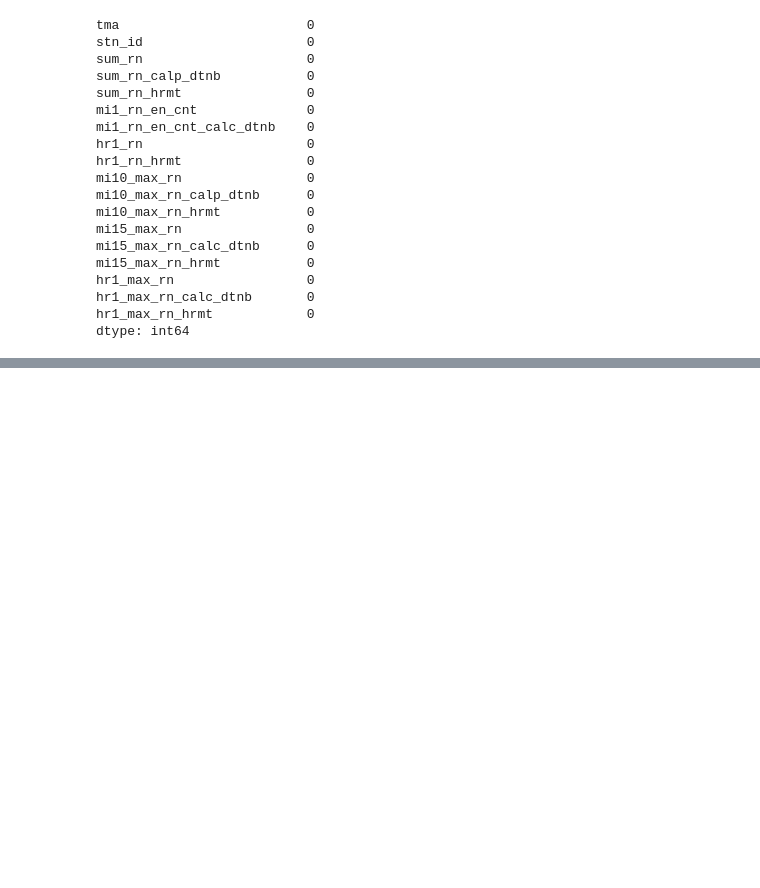
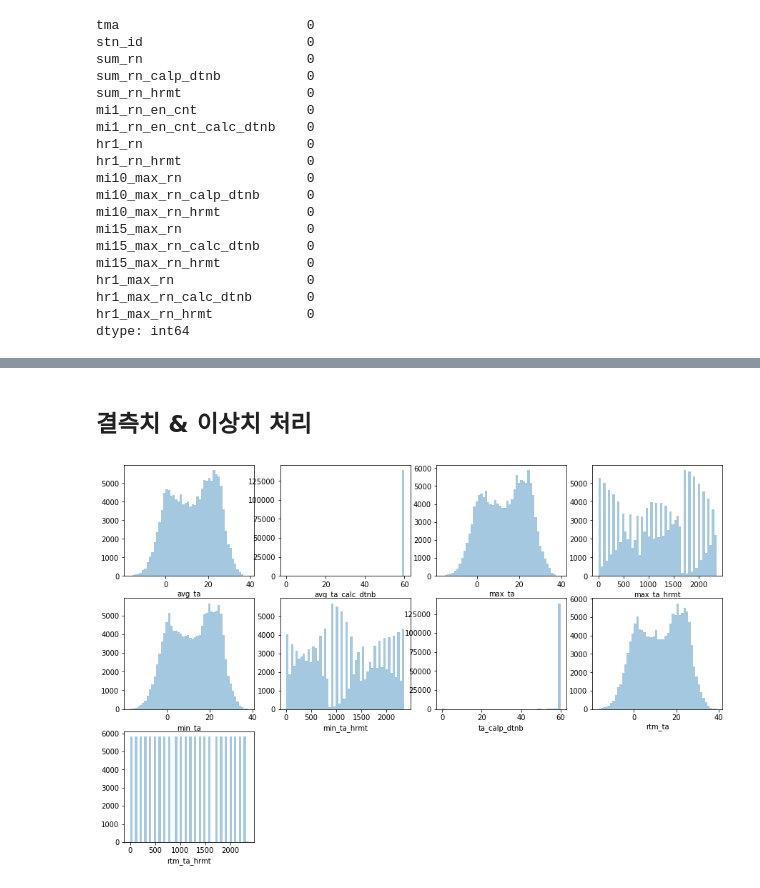
Before and after one commit to ek-koh/2020-Weather-Bigdata-Contest, a Jupyter notebook: Weather-Bigdata-Contest/preprocessing/AWS_data.ipynb, the cells around one changed output, grey strips where cells are left out. Cells and saved outputs as stored; diff of their text form; code cells hidden in the pictures; blank space fills up the shorter version.

```diff
--- a/Weather-Bigdata-Contest/preprocessing/AWS_data.ipynb
+++ b/Weather-Bigdata-Contest/preprocessing/AWS_data.ipynb
@@ -1012,0 +1039,3 @@ rain.to_csv('../data/weather/aws_rn.csv', encoding='utf-8', index=False)
+# %%
+tem = drop_cols(tem)
+tem.isnull().sum()
@@ -1012,0 +1057,3 @@ rain.to_csv('../data/weather/aws_rn.csv', encoding='utf-8', index=False)
+# %%
+tem = tem.drop(columns=['Unnamed: 0', 'orgn_stn_id'])
+tem.info()
@@ -1012,0 +1081,3 @@ rain.to_csv('../data/weather/aws_rn.csv', encoding='utf-8', index=False)
+# %%
+tem['tma'] = pd.to_datetime(tem['tma'])
+tem.dtypes
@@ -1012,0 +1099,3 @@ rain.to_csv('../data/weather/aws_rn.csv', encoding='utf-8', index=False)
+# %%
+tem = sort_by(tem, ['tma', 'stn_id'])
+tem.head()
@@ -1012,0 +1109,6 @@ rain.to_csv('../data/weather/aws_rn.csv', encoding='utf-8', index=False)
+# %% [markdown]
+## 결측치 & 이상치 처리
+# %%
+multi_distplot(tem)
+# %% [output]
+[figure, added]
```
Also changed, not shown: parts of 12 cells of this notebook, 1 other file.
